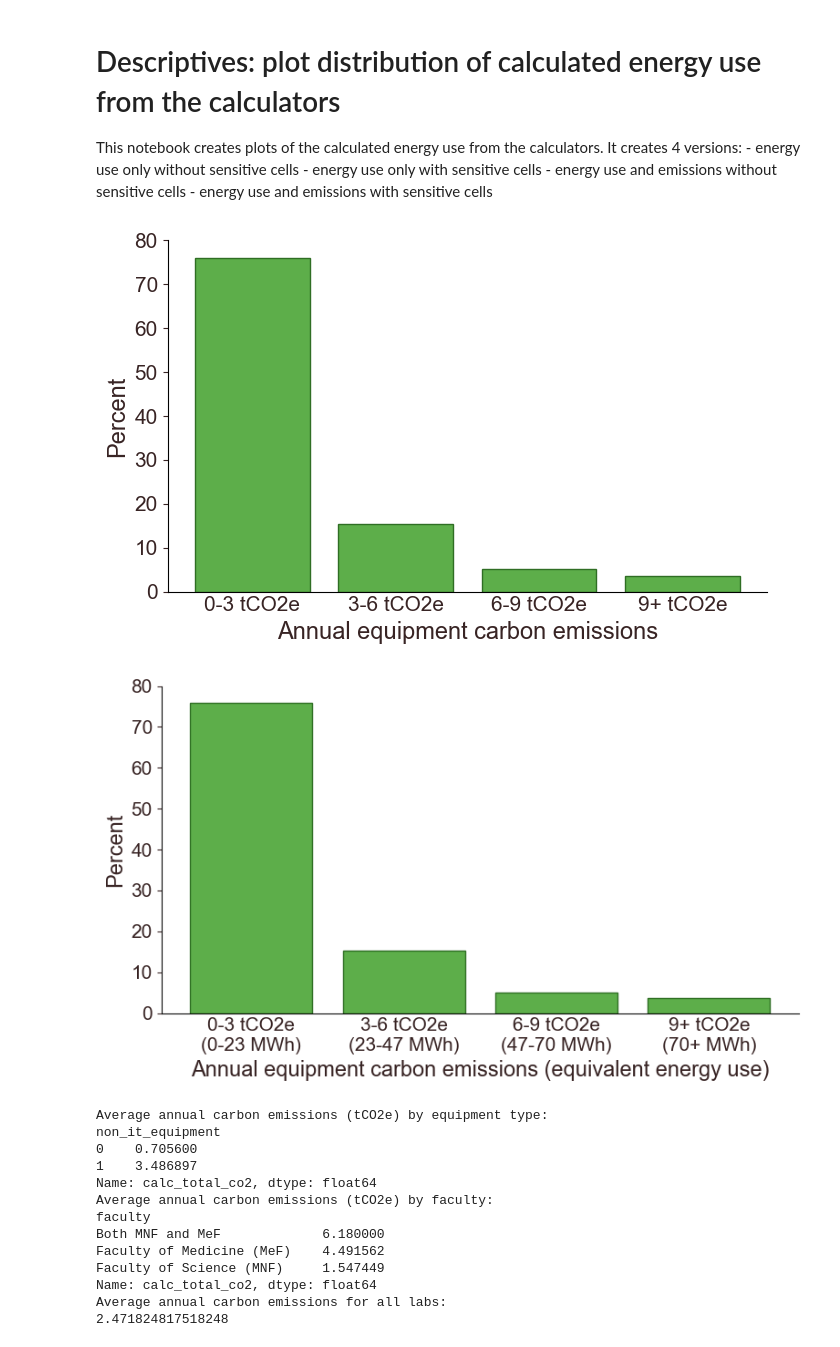
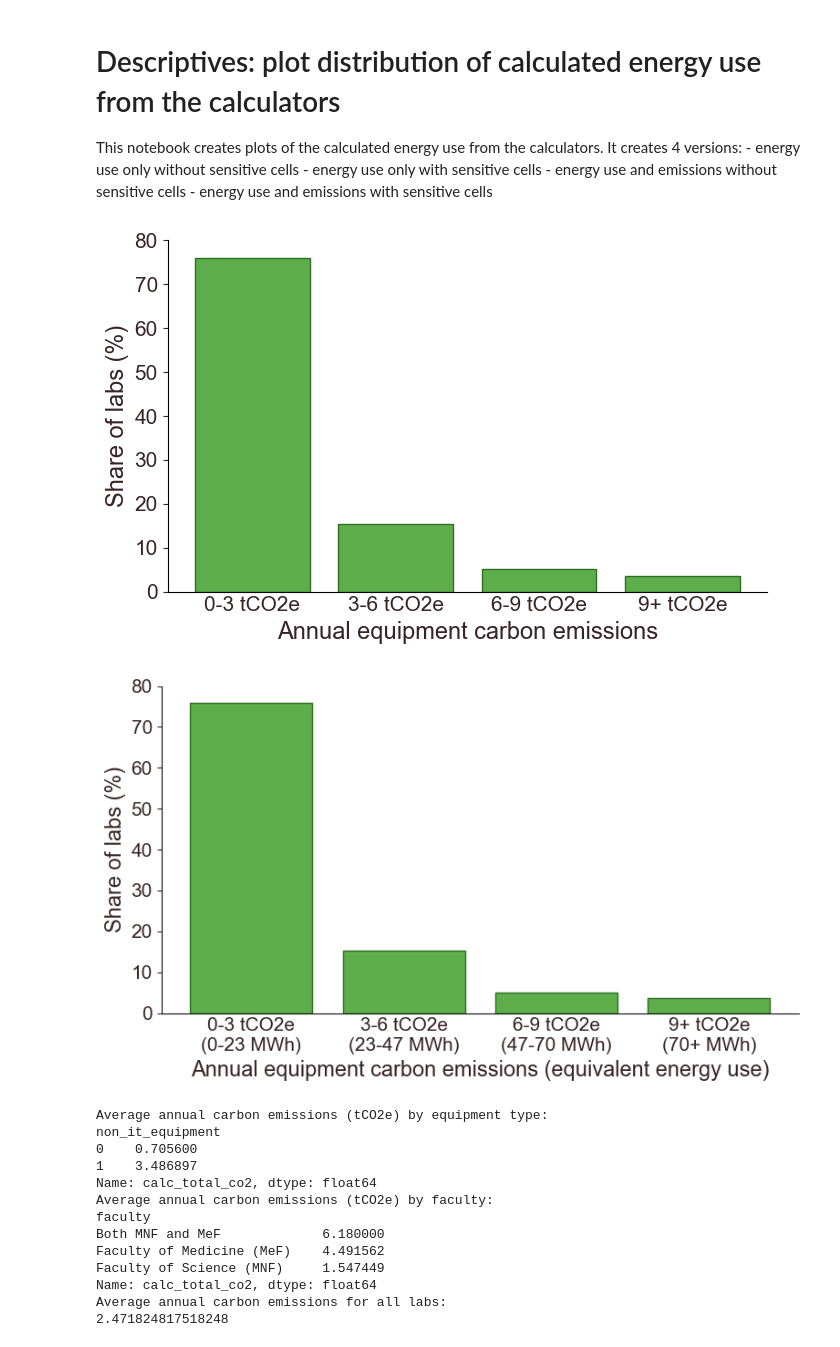
Before and after one commit to daphrut/lab-experiment, a Jupyter notebook: 3_Analysis/3_Descriptives/calc_energy_use.ipynb, the cells around one changed output. Saved outputs shown, nothing was run; the diff lists cells and outputs as text; code cells hidden in the pictures.

```diff
--- a/3_Analysis/3_Descriptives/calc_energy_use.ipynb
+++ b/3_Analysis/3_Descriptives/calc_energy_use.ipynb
@@ -128,7 +128,7 @@ ax.hist(
     edgecolor=poster_edge
 )
 ax.set_xlabel("Annual equipment carbon emissions (tCO2e)", color=poster_text)
-ax.set_ylabel("Percent", color=poster_text)
+ax.set_ylabel("Share of labs (%)", color=poster_text)
 ax.tick_params(colors=poster_text, labelsize=12)
 ax.set_ylim(0, 50)
 ax.set_yticks(np.arange(0, 51, 10))
@@ -152,7 +152,7 @@ ax.hist(
     edgecolor=poster_edge
 )
 ax.set_xlabel("Annual equipment carbon emissions (tCO2e)", color=poster_text, fontsize=axis_title_size)
-ax.set_ylabel("Percent", color=poster_text, fontsize=axis_title_size)
+ax.set_ylabel("Share of labs (%)", color=poster_text, fontsize=axis_title_size)
 
 secax = ax.secondary_xaxis(
     "top",
@@ -211,7 +211,7 @@ grouped_pct = (
 fig, ax = plt.subplots(figsize=(7, 4.5))
 ax.bar(grouped_pct.index.astype(str), grouped_pct.values, color=poster_main, edgecolor=poster_edge)
 ax.set_xlabel("Annual equipment carbon emissions", color=poster_text, fontsize=axis_title_size)
-ax.set_ylabel("Percent", color=poster_text, fontsize=axis_title_size)
+ax.set_ylabel("Share of labs (%)", color=poster_text, fontsize=axis_title_size)
 ax.tick_params(axis="x", colors=poster_text, labelsize=tick_label_size, length=0)
 ax.tick_params(axis="y", colors=poster_text, labelsize=tick_label_size)
 ax.set_ylim(0, 80)
@@ -228,36 +228,36 @@ plt.close()
 energy_edges = [edge / co2_per_mwh for edge in co2_edges]
 energy_labels = [
     f"0-{energy_edges[1]:.0f} MWh",
     f"{energy_edges[1]:.0f}-{energy_edges[2]:.0f} MWh",
     f"{energy_edges[2]:.0f}-{energy_edges[3]:.0f} MWh",
     f"{energy_edges[3]:.0f}+ MWh"
 ]
 
 co2_to_energy_labels = [
     f"0-{3} tCO2e\n({energy_labels[0]})",
     f"{3}-{6} tCO2e\n({energy_labels[1]})",
     f"{6}-{9} tCO2e\n({energy_labels[2]})",
     f"{9}+ tCO2e\n({energy_labels[3]})",
 ]
 
 fig, ax = plt.subplots(figsize=(8, 4.8))
 ax.bar(range(len(grouped_pct)), grouped_pct.values, color=poster_main, edgecolor=poster_edge)
 ax.set_xticks(range(len(grouped_pct)))
 ax.set_xticklabels(co2_to_energy_labels)
 ax.set_xlabel("Annual equipment carbon emissions (equivalent energy use)", color=poster_text, fontsize=axis_title_size)
-ax.set_ylabel("Percent", color=poster_text, fontsize=axis_title_size)
+ax.set_ylabel("Share of labs (%)", color=poster_text, fontsize=axis_title_size)
 ax.tick_params(axis="x", colors=poster_text, labelsize=tick_label_size, length=0)
 ax.tick_params(axis="y", colors=poster_text, labelsize=tick_label_size)
 ax.set_ylim(0, 80)
 ax.set_yticks(np.arange(0, 81, 10))
 remove_plot_box(ax)
 plt.tight_layout()
 plt.savefig(output_folder / "calc_total_co2_grouped_energy.pdf")
 plt.show()
 plt.close()
 # %% [output]
-[figure, old version]
+[figure, new version]
-[figure, old version]
+[figure, new version]
 # %%
 # Print average carbon emissions by non_it_equipment
 print("Average annual carbon emissions (tCO2e) by equipment type:")
```
Also changed, not shown: 6 other files.
